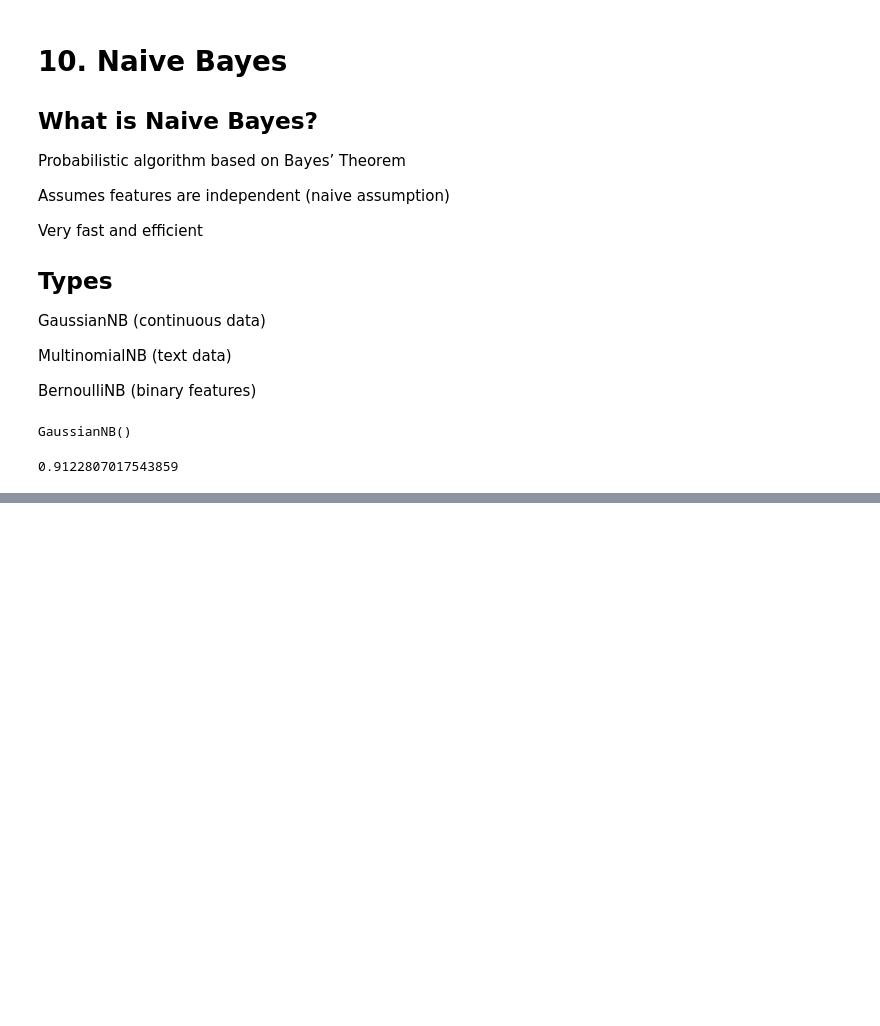
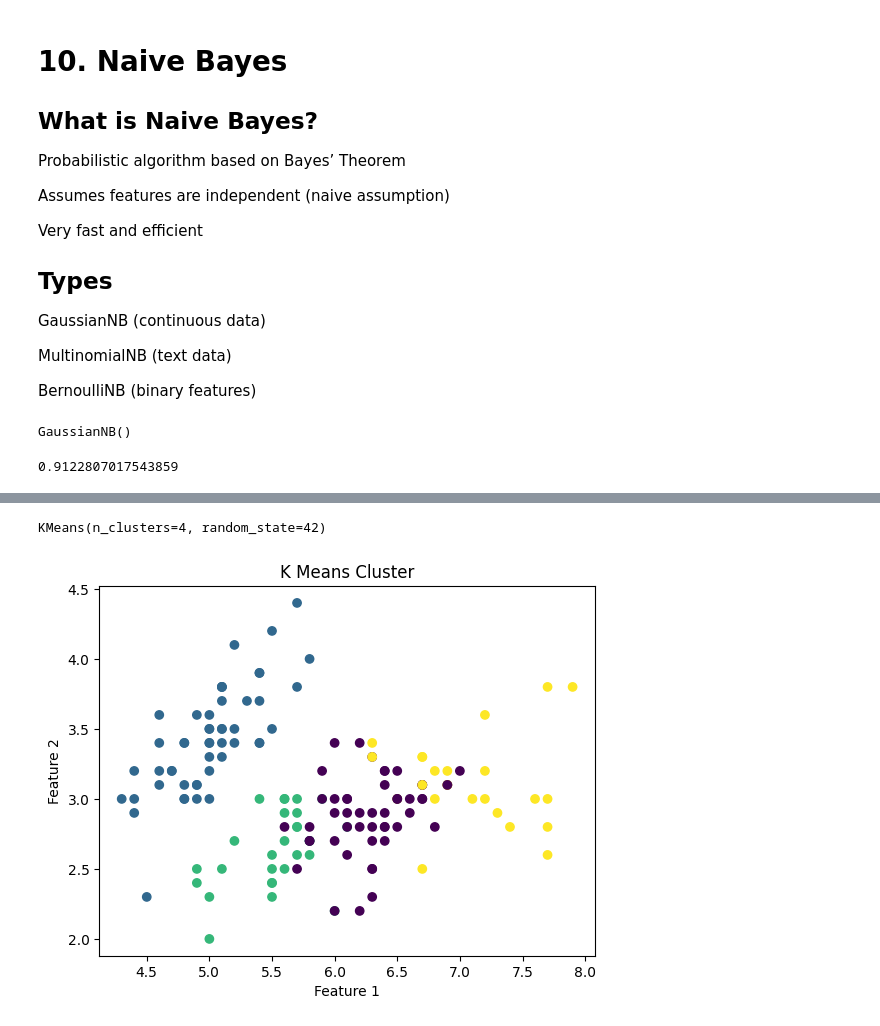
Before and after one commit to GopalMarmat/AIML_Nov, a Jupyter notebook: machine_learning.ipynb, the cells around one changed output, grey strips where cells are left out. Cells and saved outputs as stored; diff of their text form; code cells hidden in the pictures; blank space fills up the shorter version.

```diff
--- a/machine_learning.ipynb
+++ b/machine_learning.ipynb
@@ -700,0 +736,26 @@ print(acc_score)
+# %%
+from sklearn.datasets import load_iris
+from sklearn.cluster import KMeans
+import matplotlib.pyplot as plt
+
+
+#Load Dataset
+iris=load_iris()
+X=iris.data
+
+#apply K-means Cluster
+kmeans_model=KMeans(n_clusters=4,random_state=42)
+kmeans_model.fit(X)
+# %% [output]
+KMeans(n_clusters=4, random_state=42)
+# %%
+labels=kmeans_model.labels_
+
+#plotting Data Points
+plt.scatter(X[:, 0], X[:, 1], c=labels)
+plt.xlabel("Feature 1")
+plt.ylabel("Feature 2")
+plt.title("K Means Cluster")
+plt.show()
+# %% [output]
+[figure, added]
```
Also changed, not shown: parts of 12 cells of this notebook, 1 other file.
